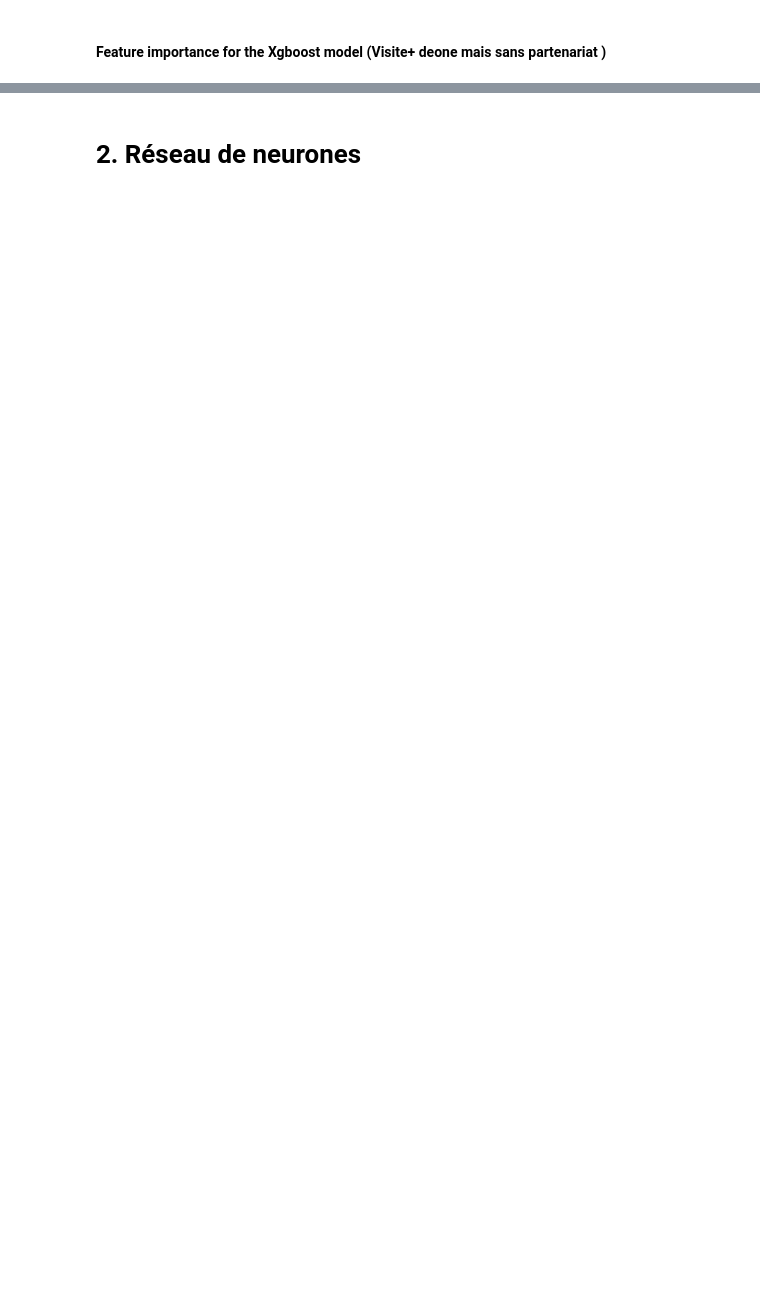
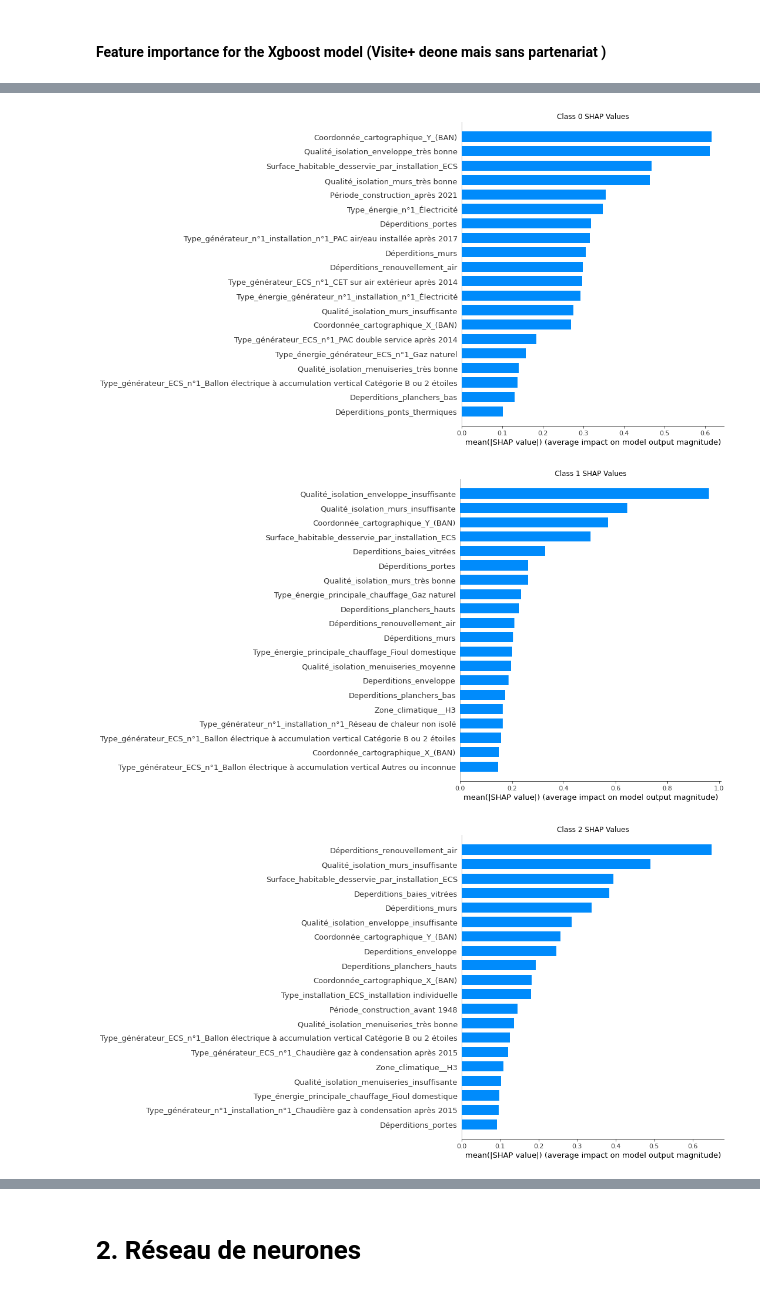
Before and after one commit to markpiquant/RAMERY_DPE, a Jupyter notebook: Analyse_des_features.ipynb, the cells around one changed output, grey strips where cells are left out. Saved outputs shown, nothing was run; the diff lists cells and outputs as text; code cells hidden in the pictures; blank space fills up the shorter version.

```diff
--- a/Analyse_des_features.ipynb
+++ b/Analyse_des_features.ipynb
@@ -209,0 +218,12 @@ Tight layout not applied. The left and right margins cannot be made large enough
+# %%
+import shap
+
+explainer = shap.TreeExplainer(xgb_classifier)
+shap_values = explainer.shap_values(X_test)  # This will return a list of SHAP values arrays for multi-class models
+
+# Iterate over each class's SHAP values and create a summary plot
+for i in range(len(shap_values)):
+    shap.summary_plot(shap_values[i], X_test, plot_type="bar", show=False)
+    plt.title(f"Class {i} SHAP Values")
+    plt.show()
+# %% [output]
@@ -209,0 +234,3 @@ Tight layout not applied. The left and right margins cannot be made large enough
+[figure, added]
+[figure, added]
+[figure, added]
```
Also changed, not shown: parts of 38 cells of this notebook.
